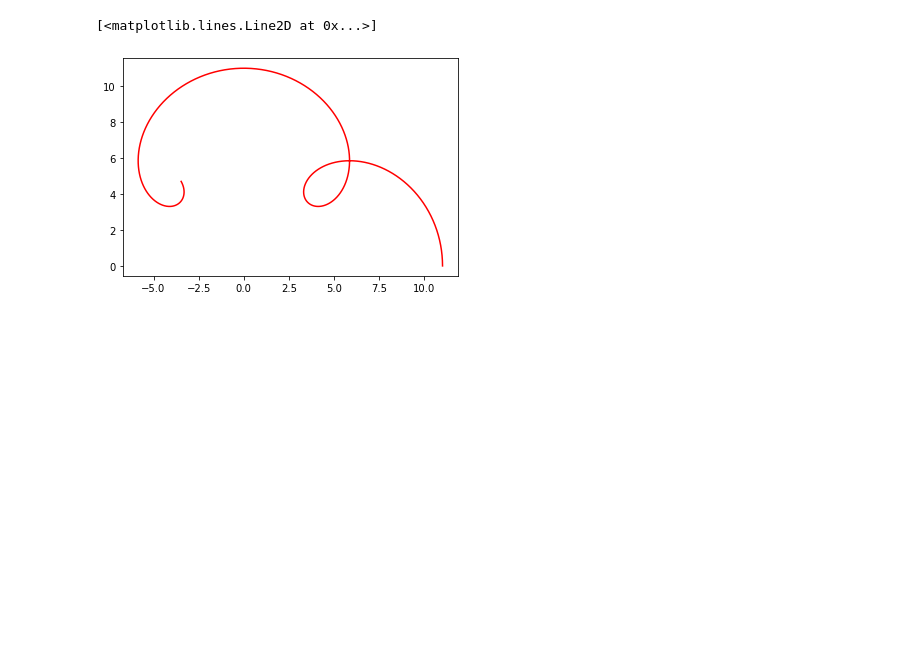
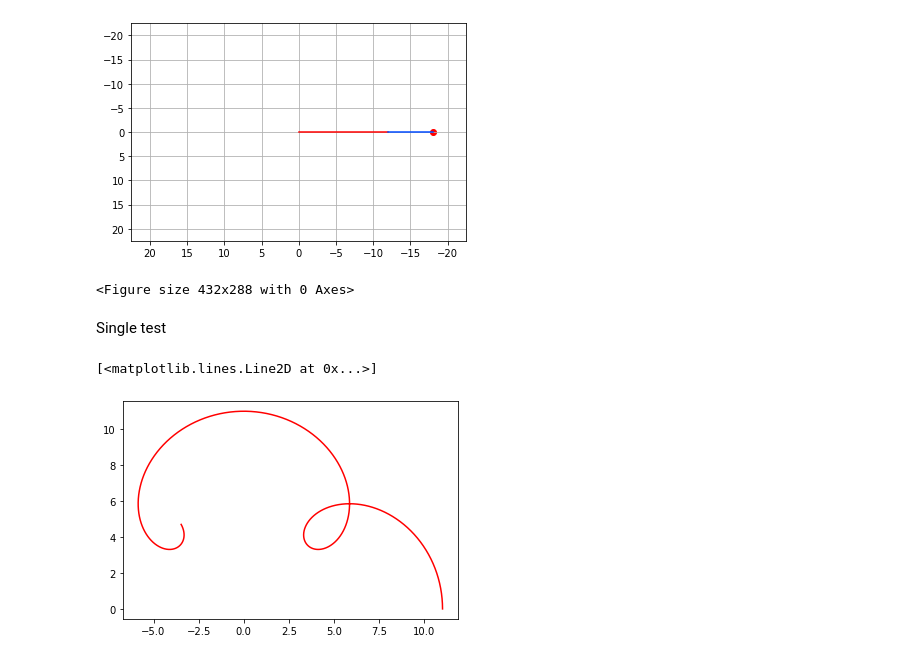
Before and after one commit to SebNik/School-Stuff, a Jupyter notebook: Math_Polar_Coordinates.ipynb, the cells around one changed output. Cells and saved outputs as stored; diff of their text form; code cells hidden in the pictures; blank space fills up the shorter version.

```diff
--- a/Math_Polar_Coordinates.ipynb
+++ b/Math_Polar_Coordinates.ipynb
@@ -238,8 +246,9 @@ class System:
             if R is None:
                 data_point = self.cal_point(steps_array[i], R)
 
-                fig, ax = plt.subplots()
-                fig.set_size_inches(18.5, 10.5)
+                fig, ax = plt.subplots(figsize=(10, 10))
+                fig.patch.set_facecolor('w')
+
                 max_p = sum([f.R for f in self.functions])
 
                 if single_levers:
@@ -258,8 +267,8 @@ class System:
                 ax.set_xlim(max_p*scale, max_p*scale*-1)
                 ax.set_ylim(max_p*scale, max_p*scale*-1)
                 plt.grid(True)
-                ax.scatter(data_point[0], data_point[1], c='r')
-                fig.savefig(self.newpath+'/'+str(i)+'.png')
+                ax.scatter(data_point[0], data_point[1], c='r', linewidth=5)
+                fig.savefig(self.newpath+'/'+str(i)+'.png', facecolor=fig.get_facecolor(), edgecolor='none')
                 plt.close()
                 plt.clf()
 
@@ -310,3 +300,22 @@ Single test
+# %%
+test_point = System()
+
+f = Function(0,12,np.array([0,0]), (2*math.pi)/365)
+g = Function(0,6,np.array([0,0]), (2*math.pi)/30)
+# h = Function(0,3,np.array([0,0]), (18*math.pi))
+
+test_point.add_function(f)
+test_point.add_function(g)
+# test_point.add_function(h)
+
+test_point.plot_single_point(2.5, None)
+
+test_point.plot_images_range(200, [0,5])
+# %% [output]
+[figure, added]
+<Figure size 432x288 with 0 Axes>
+# %% [markdown]
+Single test
 # %%
 f = Function(0,3,np.array([0,0]), 2*math.pi)
 g = Function(0,8,np.array([0,0]), (2*math.pi)/5)
```
Also changed, not shown: parts of 15 cells of this notebook, 1 other file.
